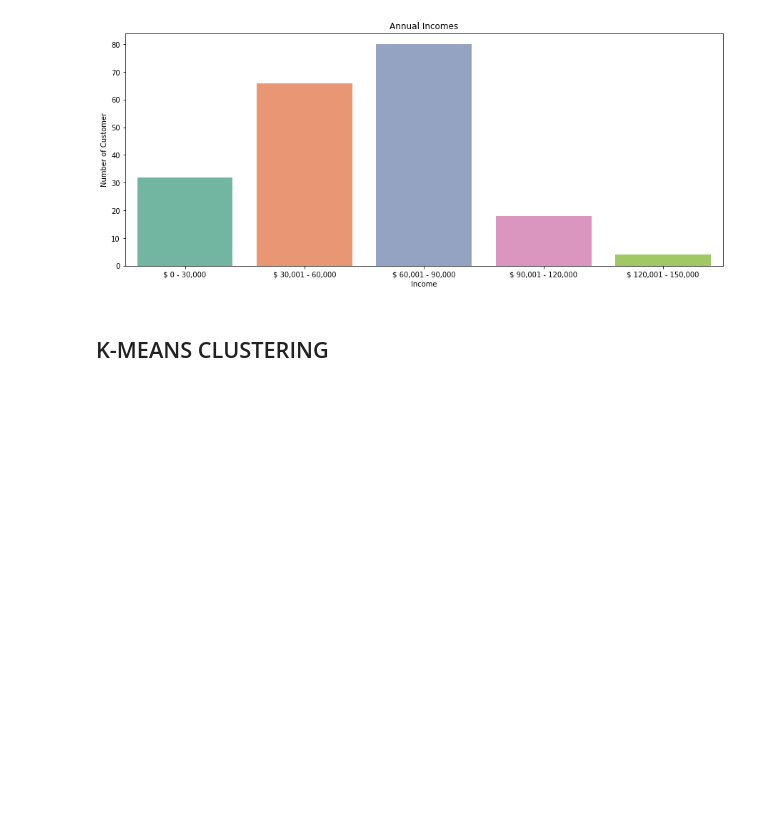
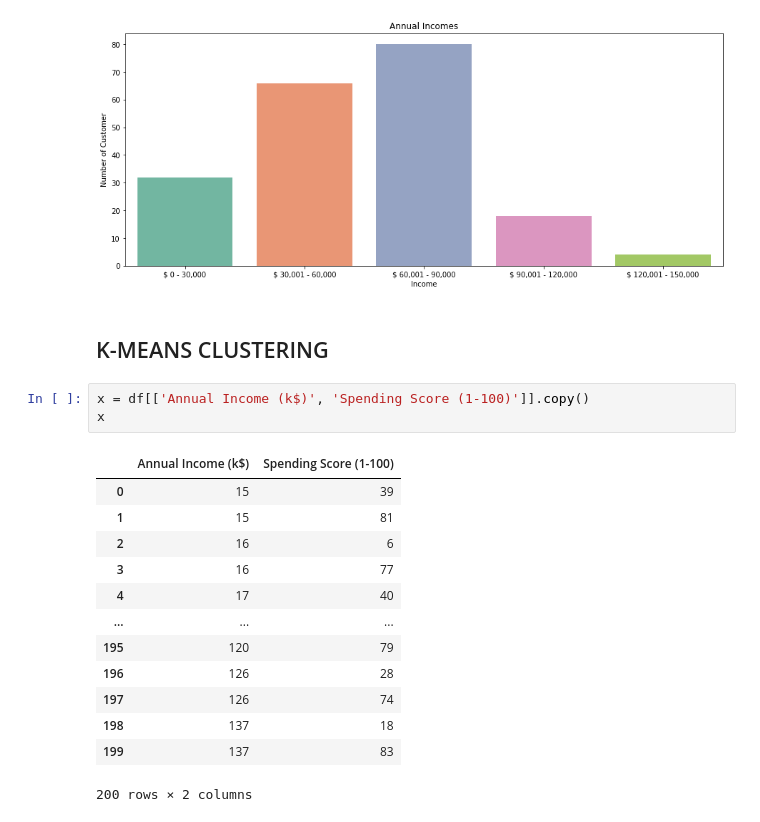
Before and after one commit to SwaroopThota/MINI-PROJECT_Customer-Segmentation, a Jupyter notebook: notebook.ipynb, the cells around one changed output. Cells and saved outputs as stored; diff of their text form; blank space fills up the shorter version.

```diff
--- a/notebook.ipynb
+++ b/notebook.ipynb
@@ -124,6 +124,23 @@ Text(0, 0.5, 'Number of Customer')
 [figure]
 # %% [markdown]
 ## K-MEANS CLUSTERING
+# %%
+x = df[['Annual Income (k$)', 'Spending Score (1-100)']].copy()
+x
+# %% [output]
+|  | Annual Income (k$) | Spending Score (1-100) |
+| 0 | 15 | 39 |
+| 1 | 15 | 81 |
+| 2 | 16 | 6 |
+| 3 | 16 | 77 |
+| 4 | 17 | 40 |
+| ... | ... | ... |
+| 195 | 120 | 79 |
+| 196 | 126 | 28 |
+| 197 | 126 | 74 |
+| 198 | 137 | 18 |
+| 199 | 137 | 83 |
+200 rows × 2 columns
 # %%
 from sklearn.cluster import KMeans
 wcss = []
```
Also changed, not shown: parts of 7 cells of this notebook.
